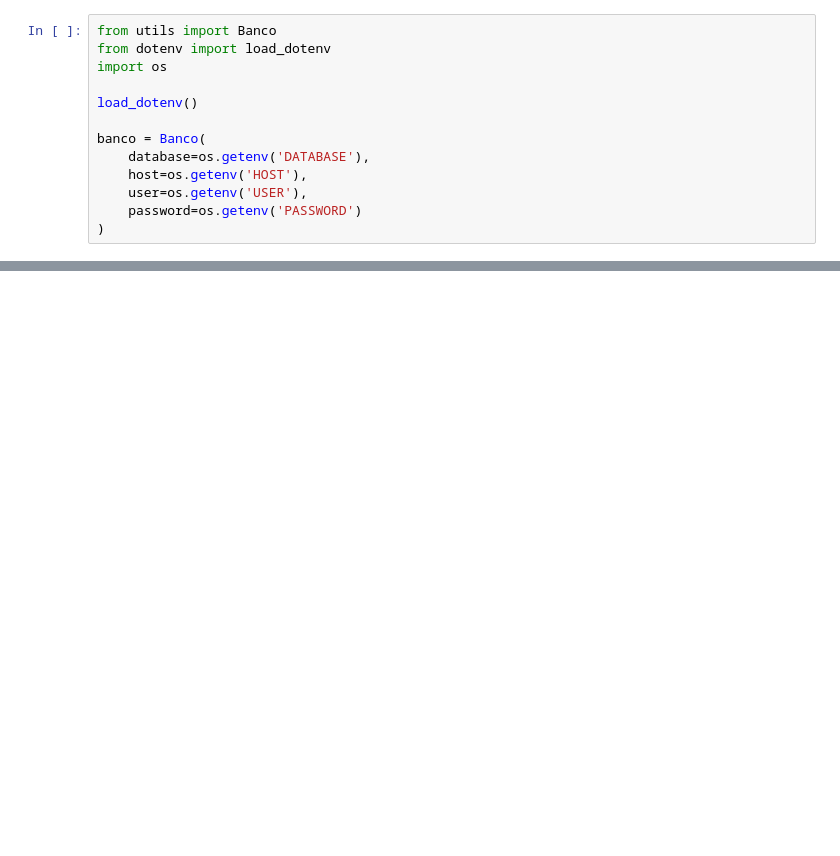
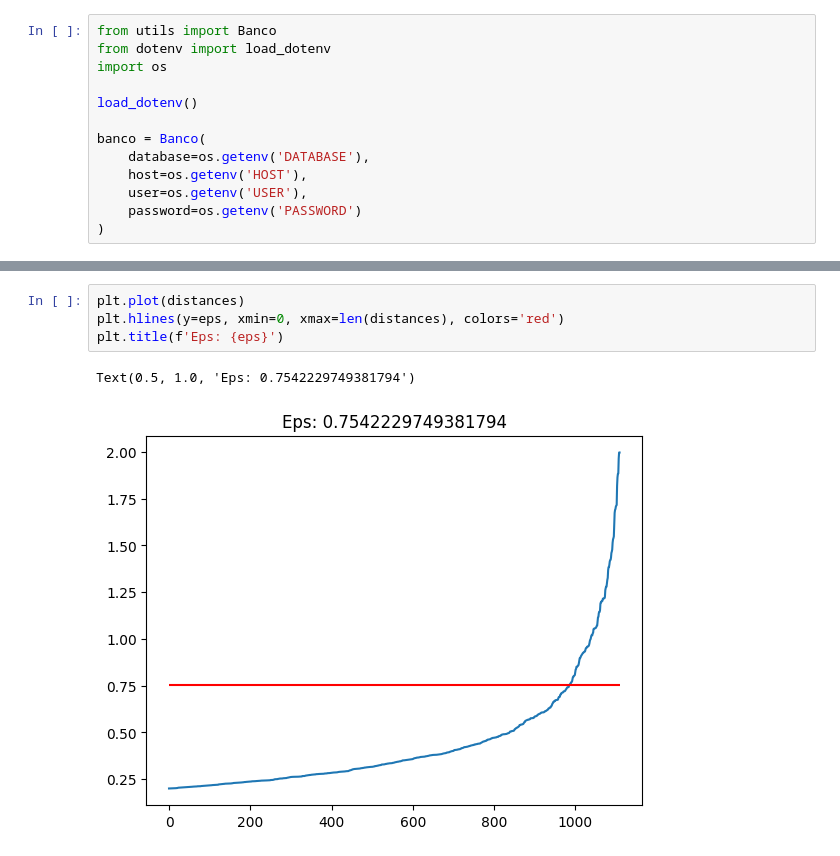
Before and after one commit to BrunoSantos14/Estudo-Colusao, a Jupyter notebook: teste.ipynb, the cells around one changed output, grey strips where cells are left out. Cells and saved outputs as stored; diff of their text form; blank space fills up the shorter version.

```diff
--- a/teste.ipynb
+++ b/teste.ipynb
@@ -133,0 +195,7 @@ apply_model(teste)#.reset_index()#.value_counts('cluster'))
+# %%
+plt.plot(distances)
+plt.hlines(y=eps, xmin=0, xmax=len(distances), colors='red')
+plt.title(f'Eps: {eps}')
+# %% [output]
+Text(0.5, 1.0, 'Eps: 0.7542229749381794')
+[figure, added]
```
Also changed, not shown: parts of 6 cells of this notebook, 5 other files.
